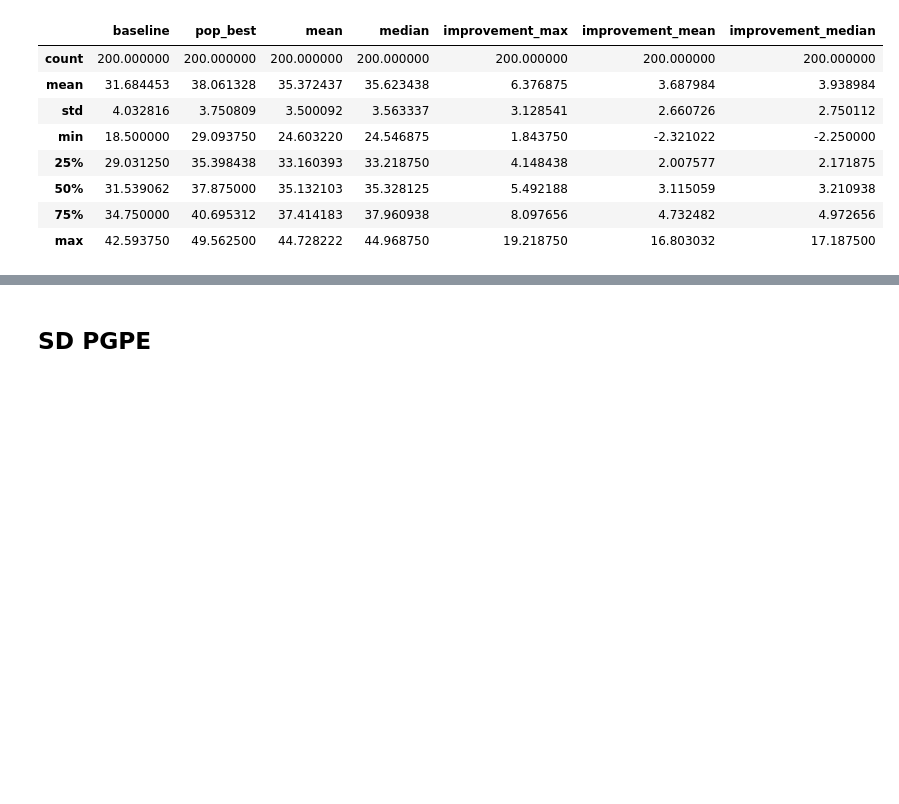
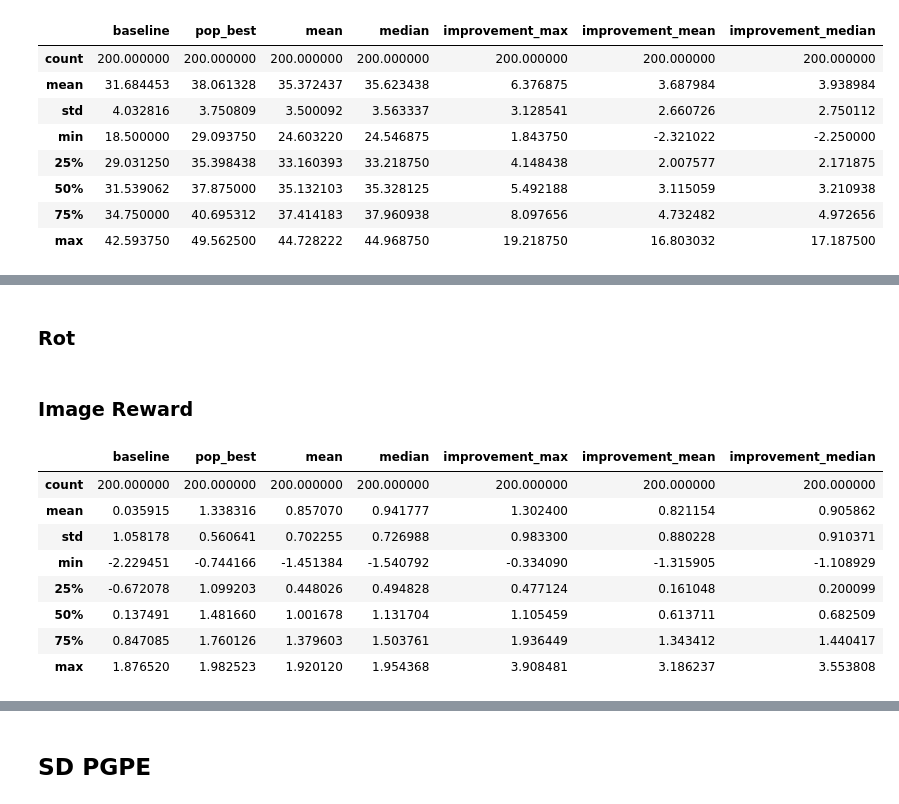
Before and after one commit to pjjajal/diffusion-trajectory, a Jupyter notebook: analysis.ipynb, the cells around one changed output, grey strips where cells are left out. Saved outputs shown, nothing was run; the diff lists cells and outputs as text; code cells hidden in the pictures; blank space fills up the shorter version.

```diff
--- a/analysis.ipynb
+++ b/analysis.ipynb
@@ -399,0 +460,17 @@ compute_deltas(data, up_to_step=15).describe()
+# %% [markdown]
+### Rot
+# %% [markdown]
+### Image Reward
+# %%
+data = get_wandb_logs(api, "pjajal/inference-diffusion-noise-optim/91rwif2q")
+compute_deltas(data, up_to_step=15).describe()
+# %% [output]
+|  | baseline | pop_best | mean | median | improvement_max | improvement_mean | improvement_median |
+| count | 200.000000 | 200.000000 | 200.000000 | 200.000000 | 200.000000 | 200.000000 | 200.000000 |
+| mean | 0.035915 | 1.338316 | 0.857070 | 0.941777 | 1.302400 | 0.821154 | 0.905862 |
+| std | 1.058178 | 0.560641 | 0.702255 | 0.726988 | 0.983300 | 0.880228 | 0.910371 |
+| min | -2.229451 | -0.744166 | -1.451384 | -1.540792 | -0.334090 | -1.315905 | -1.108929 |
+| 25% | -0.672078 | 1.099203 | 0.448026 | 0.494828 | 0.477124 | 0.161048 | 0.200099 |
+| 50% | 0.137491 | 1.481660 | 1.001678 | 1.131704 | 1.105459 | 0.613711 | 0.682509 |
+| 75% | 0.847085 | 1.760126 | 1.379603 | 1.503761 | 1.936449 | 1.343412 | 1.440417 |
+| max | 1.876520 | 1.982523 | 1.920120 | 1.954368 | 3.908481 | 3.186237 | 3.553808 |
```
Also changed, not shown: parts of 25 cells of this notebook.
